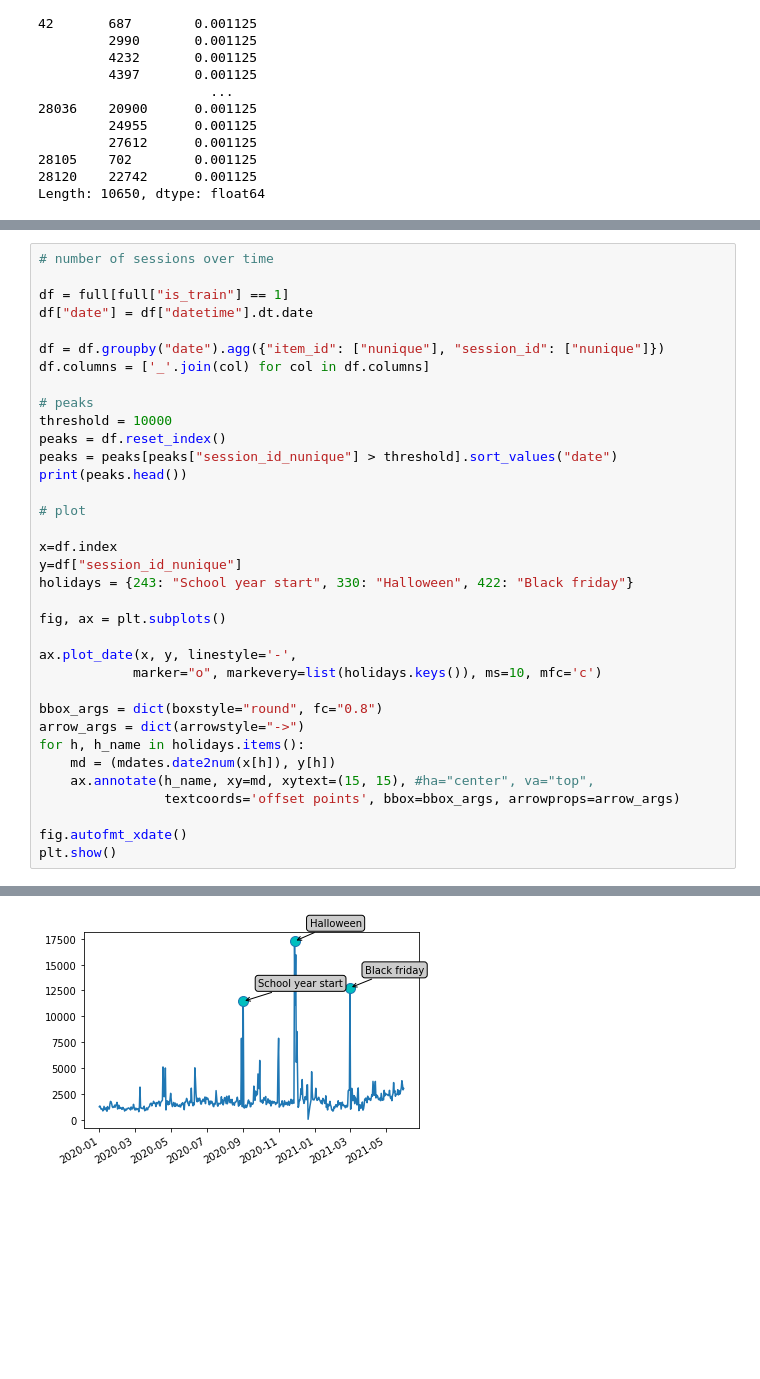
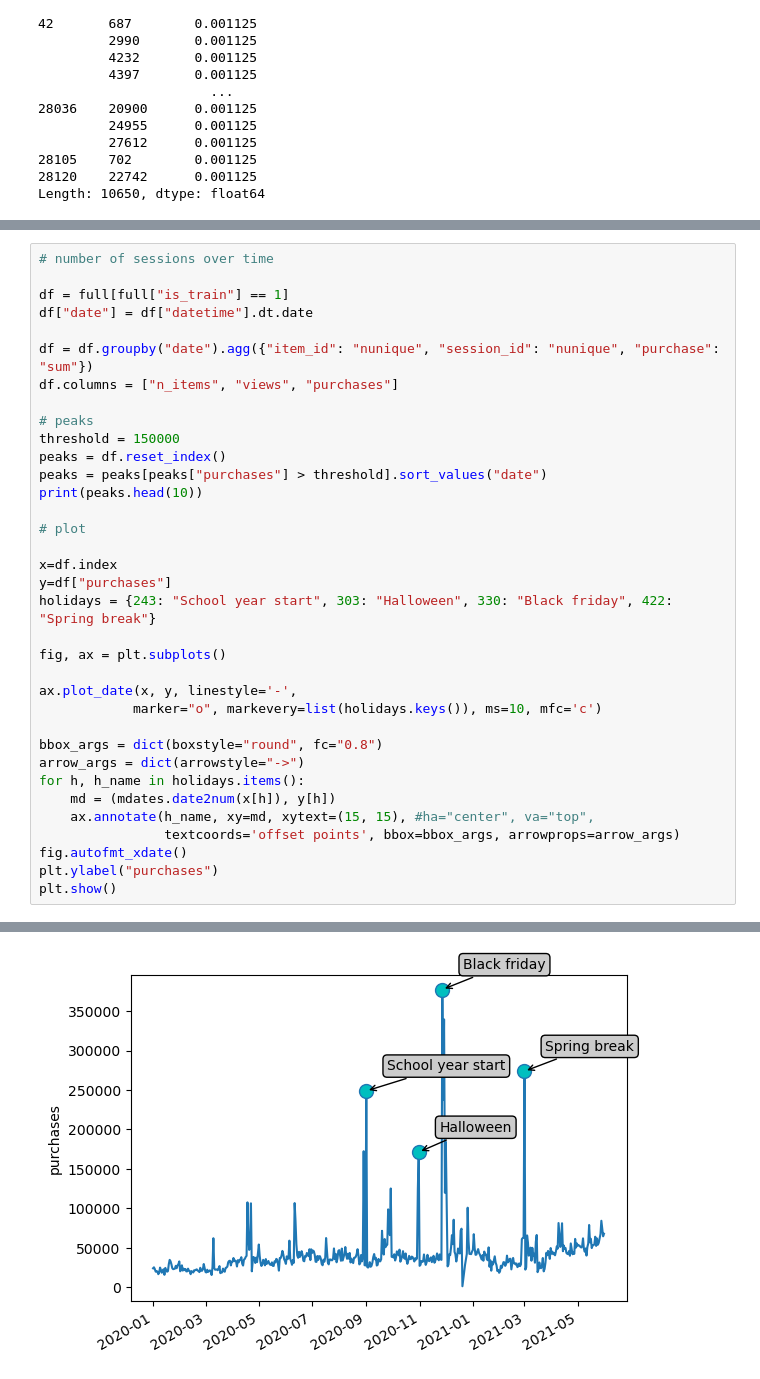
Before and after one commit to stavco9/rs-final-project, a Jupyter notebook: recsys2022/Data_analysis/data_analysis.ipynb, the cells around one changed output, grey strips where cells are left out. Drawn from its saved outputs; the diff is of its cells as text; blank space fills up the shorter version.

```diff
--- a/recsys2022/Data_analysis/data_analysis.ipynb
+++ b/recsys2022/Data_analysis/data_analysis.ipynb
@@ -380,20 +435,20 @@ plt.show()
 df = full[full["is_train"] == 1]
 df["date"] = df["datetime"].dt.date
 
-df = df.groupby("date").agg({"item_id": ["nunique"], "session_id": ["nunique"]})
-df.columns = ['_'.join(col) for col in df.columns]
+df = df.groupby("date").agg({"item_id": "nunique", "session_id": "nunique", "purchase": "sum"})
+df.columns = ["n_items", "views", "purchases"]
 
 # peaks
-threshold = 10000
+threshold = 150000
 peaks = df.reset_index()
-peaks = peaks[peaks["session_id_nunique"] > threshold].sort_values("date")
-print(peaks.head())
+peaks = peaks[peaks["purchases"] > threshold].sort_values("date")
+print(peaks.head(10))
 
 # plot
 
 x=df.index
-y=df["session_id_nunique"]
-holidays = {243: "School year start", 330: "Halloween", 422: "Black friday"}
+y=df["purchases"]
+holidays = {243: "School year start", 303: "Halloween", 330: "Black friday", 422: "Spring break"}
 
 fig, ax = plt.subplots()
 
@@ -406,7 +461,7 @@ for h, h_name in holidays.items():
     md = (mdates.date2num(x[h]), y[h])
     ax.annotate(h_name, xy=md, xytext=(15, 15), #ha="center", va="top",
                 textcoords='offset points', bbox=bbox_args, arrowprops=arrow_args)
-
 fig.autofmt_xdate()
+plt.ylabel("purchases")
 plt.show()
 # %% [output]
@@ -419,4 +477,4 @@ plt.show()
-[figure, old version]
+[figure, new version]
 # %%
 # google trends
 from IPython.display import Image
```
Also changed, not shown: parts of 32 cells of this notebook.
